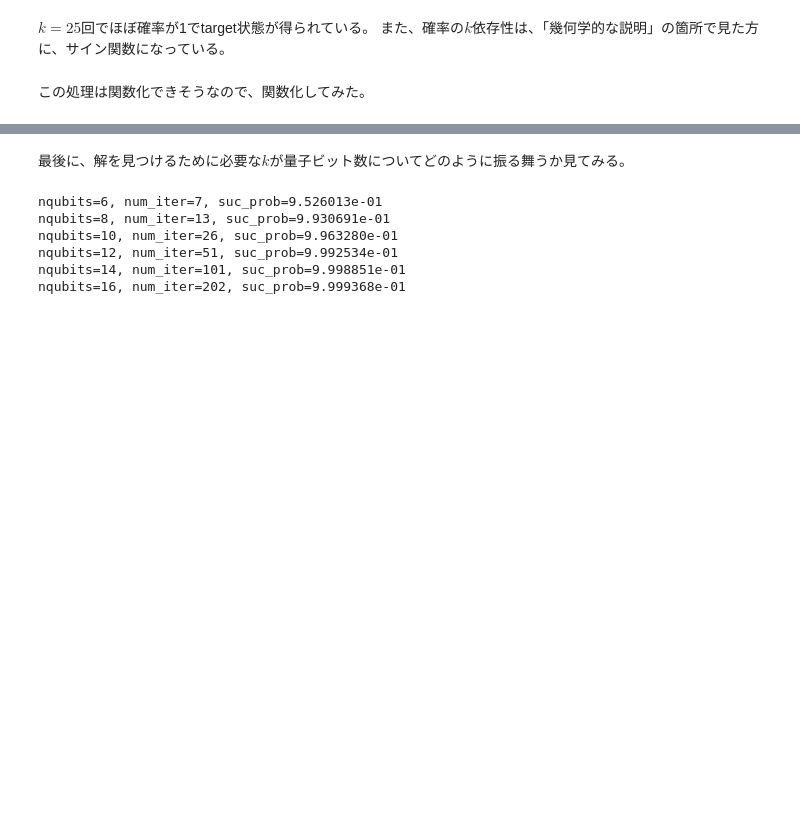
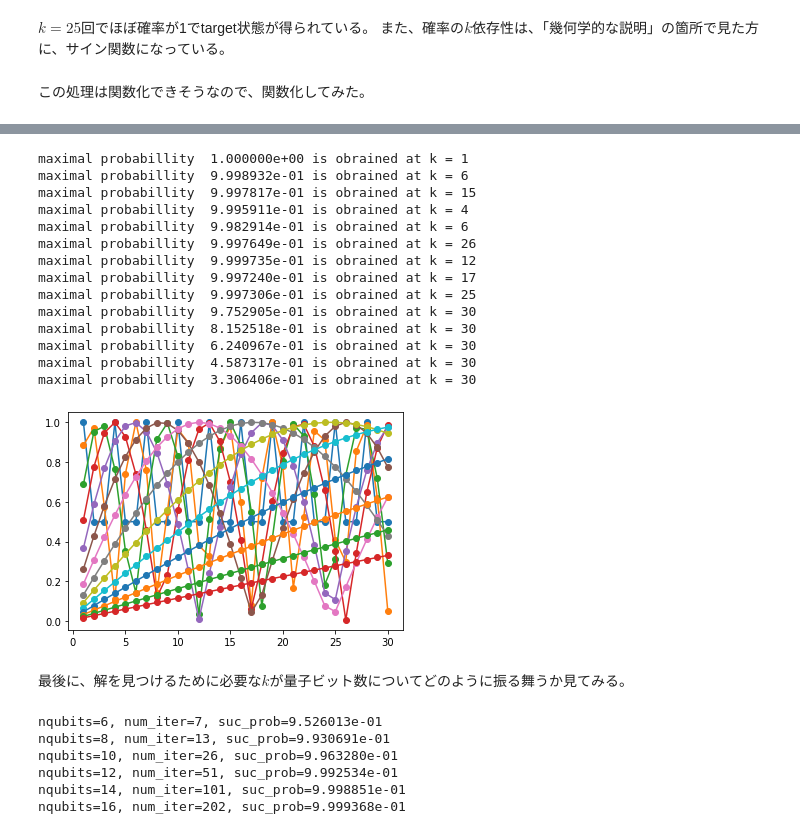
Before and after one commit to KaitoMuraoka/BasicQuantumAlgorithm, a Jupyter notebook: グローバーのアルゴリズム.ipynb, the cells around one changed output, grey strips where cells are left out. Saved outputs shown, nothing was run; the diff lists cells and outputs as text; code cells hidden in the pictures; blank space fills up the shorter version.

```diff
--- a/グローバーのアルゴリズム.ipynb
+++ b/グローバーのアルゴリズム.ipynb
@@ -269,3 +271,22 @@ maximal probabillity  5.953510e-02 is obrained at k = 30
+# %%
+for i in range(2, 16):
+    grobaer(i)
+# %% [output]
+maximal probabillity  1.000000e+00 is obrained at k = 1
+maximal probabillity  9.998932e-01 is obrained at k = 6
+maximal probabillity  9.997817e-01 is obrained at k = 15
+maximal probabillity  9.995911e-01 is obrained at k = 4
+maximal probabillity  9.982914e-01 is obrained at k = 6
+maximal probabillity  9.997649e-01 is obrained at k = 26
+maximal probabillity  9.999735e-01 is obrained at k = 12
+maximal probabillity  9.997240e-01 is obrained at k = 17
+maximal probabillity  9.997306e-01 is obrained at k = 25
+maximal probabillity  9.752905e-01 is obrained at k = 30
+maximal probabillity  8.152518e-01 is obrained at k = 30
+maximal probabillity  6.240967e-01 is obrained at k = 30
+maximal probabillity  4.587317e-01 is obrained at k = 30
+maximal probabillity  3.306406e-01 is obrained at k = 30
+[figure, added]
 # %% [markdown]
 最後に、解を見つけるために必要な$k$が量子ビット数についてどのように振る舞うか見てみる。
 # %%
```
Also changed, not shown: parts of 2 cells of this notebook, 1 other file.
